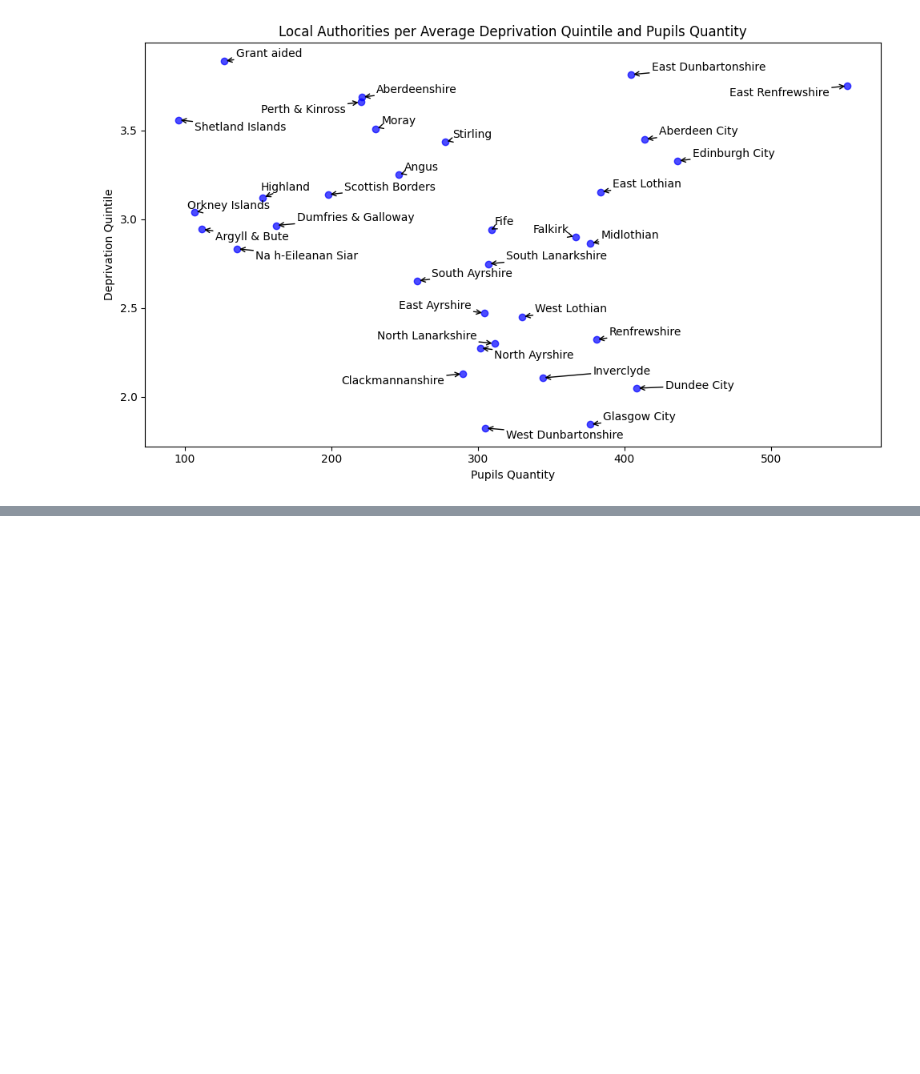
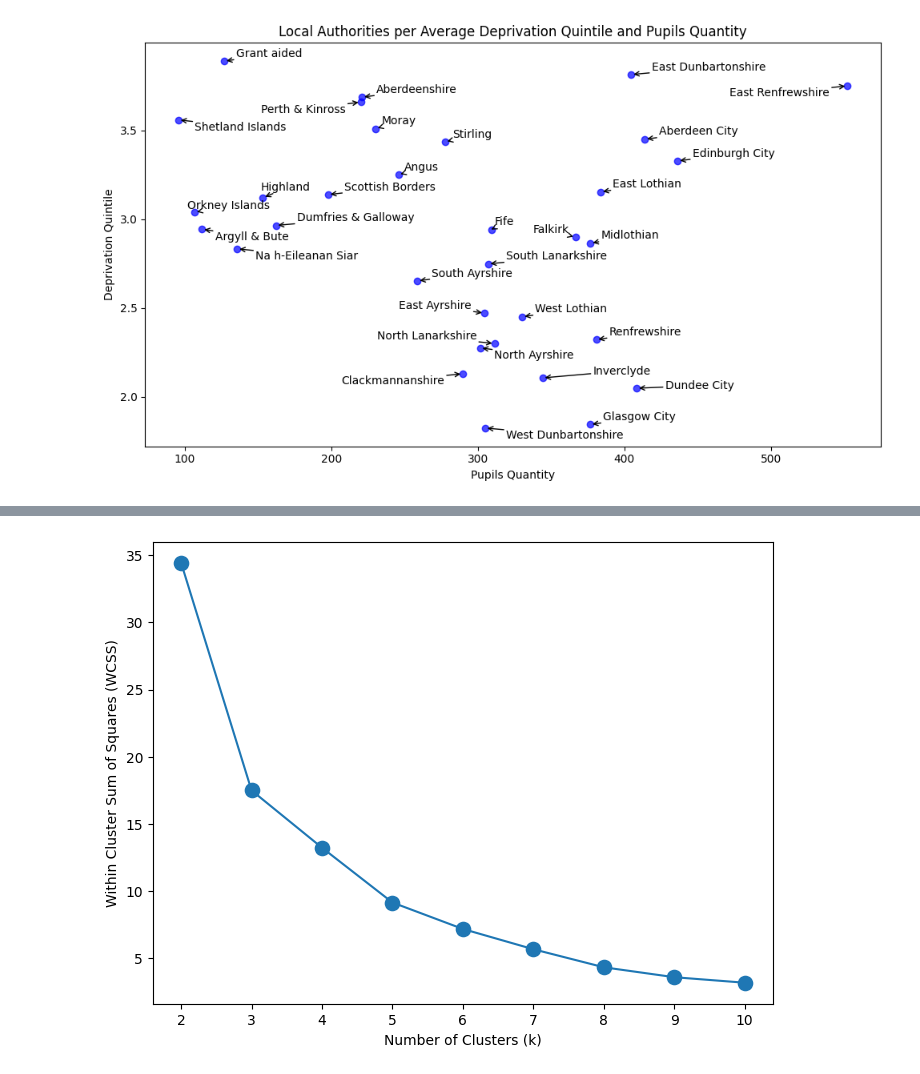
Before and after one commit to mrzeynalli/scotland_schools, a Jupyter notebook: analysis.ipynb, the cells around one changed output, grey strips where cells are left out. Saved outputs shown, nothing was run; the diff lists cells and outputs as text; code cells hidden in the pictures; blank space fills up the shorter version.

```diff
--- a/analysis.ipynb
+++ b/analysis.ipynb
@@ -268,3 +274,20 @@ plt.tight_layout()
 plt.show()
 # %% [output]
 [figure]
+# %%
+numeric_columns = ['Pupils', 'DeprivationScore']
+# %%
+# Import standard scaler to z-score normalize the data
+from sklearn.preprocessing import StandardScaler
+
+# Create a scaler object
+scaler = StandardScaler()
+
+# Scale the numeric columns
+scaled_values = scaler.fit_transform(df[numeric_columns])
+
+# Sonvert the numpy array of scaled values into a dataframe
+scaled_values = pd.DataFrame(scaled_values, columns = numeric_columns)
+
+# Describe the scaled columns: each has 0 mean and 1 standard deviation
+scaled_values.describe().round(2)
@@ -270,0 +304,24 @@ plt.show()
+# %%
+
+# Using Within-Cluster Sum of Squares (WCSS) to observe the best K from the chart
+
+# Create a list to store WCSS values
+wcss = []
+
+# Iterate in a range from 2 to 10, inclusive
+for k in range(2, 11):
+    km = KMeans(n_clusters = k, n_init = 25, random_state = 1234) # Create a cluster object for each k
+    km.fit(scaled_values) # Fit the scaled data
+    wcss.append(km.inertia_) # Add the inertia score to wcss list
+
+# Convert the wcss list into a pandas series object
+wcss_series = pd.Series(wcss, index = range(2, 11))
+
+# Draw a line chart showing the inertia score, or WCSS, for each k iterated
+plt.figure(figsize=(8, 6))
+ax = sns.lineplot(y = wcss_series, x = wcss_series.index)
+ax = sns.scatterplot(y = wcss_series, x = wcss_series.index, s = 150)
+ax = ax.set(xlabel = 'Number of Clusters (k)',
+            ylabel = 'Within Cluster Sum of Squares (WCSS)')
+# %% [output]
+[figure, added]
```
Also changed, not shown: parts of 10 cells of this notebook, 1 other file.
